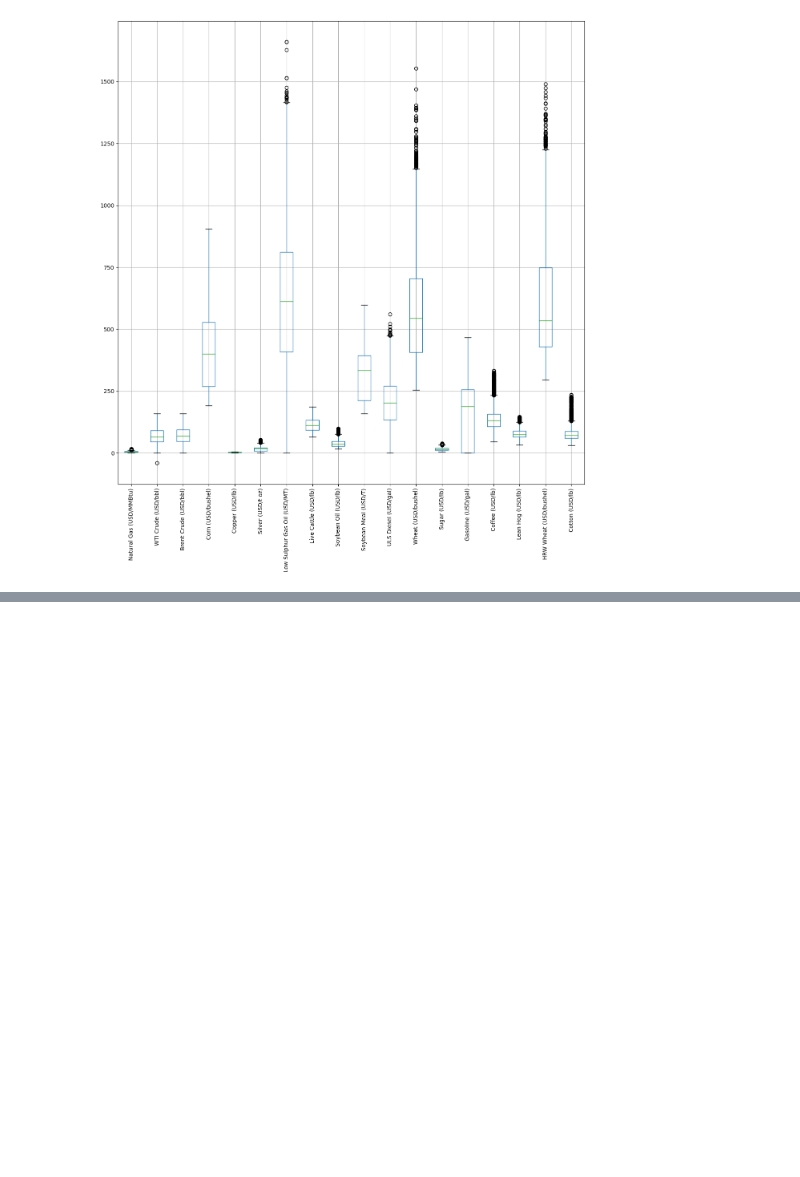
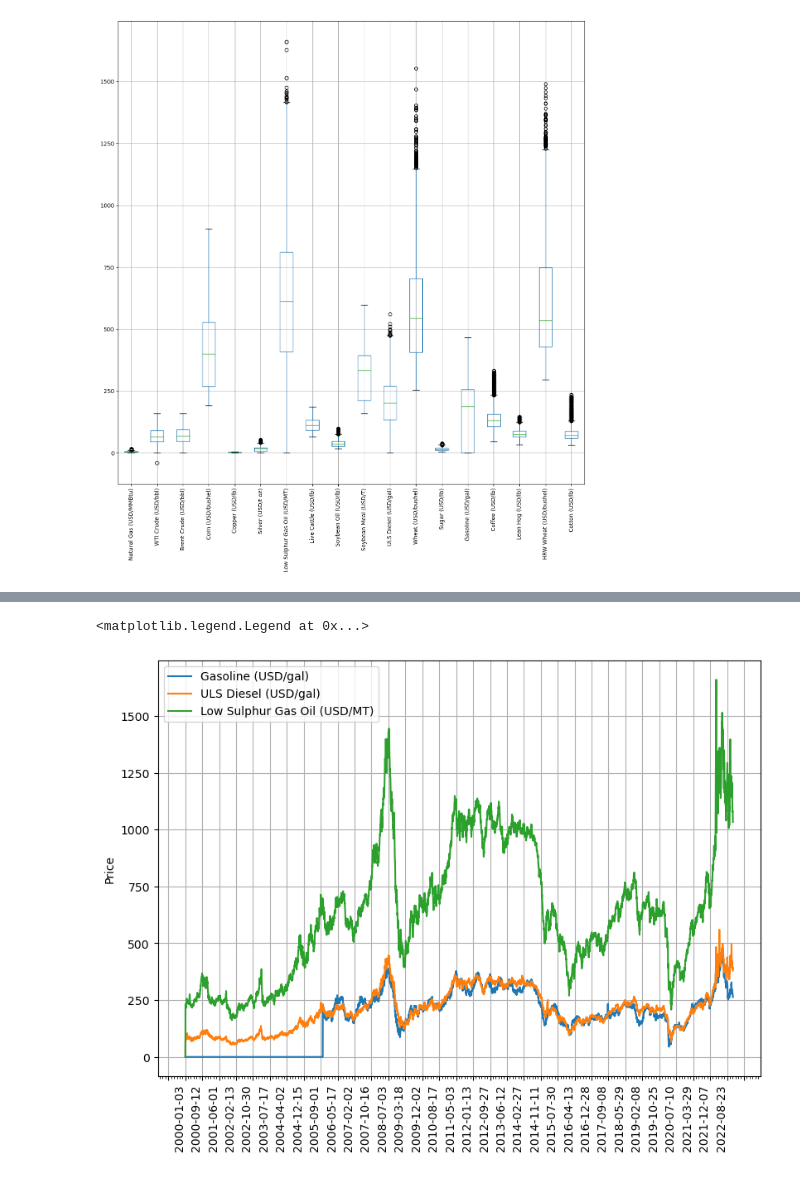
Before and after one commit to dylanmcgullam/Group-Project-1, a Jupyter notebook: commodities.ipynb, the cells around one changed output, grey strips where cells are left out. Drawn from its saved outputs; the diff is of its cells as text; code cells hidden in the pictures; blank space fills up the shorter version.

```diff
--- a/commodities.ipynb
+++ b/commodities.ipynb
@@ -118,0 +159,17 @@ usd_commodities.drop(["Nickel (USD/MT)","Gold (USD/t oz)","Soybeans (USD/bushel)
+# %%
+fig, axs = plt.subplots(figsize=(8,6), constrained_layout=True)
+ax = plt.gca()
+x = energy.index
+ax.plot(x, energy["Gasoline (USD/gal)"], label="Gasoline (USD/gal)")
+ax.plot(x, energy["ULS Diesel (USD/gal)"],label="ULS Diesel (USD/gal)")
+ax.plot(x, energy["Low Sulphur Gas Oil (USD/MT)"],label="Low Sulphur Gas Oil (USD/MT)")
+ax.xaxis.set_major_locator(mdates.MonthLocator(bymonth=(1,7)))
+ax.xaxis.set_minor_locator(mdates.MonthLocator())
+for label in ax.get_xticklabels(which='major'):
+    label.set(rotation=90, horizontalalignment='right')
+ax.grid(True)
+ax.set_ylabel('Price')
+plt.legend()
+# %% [output]
+<matplotlib.legend.Legend at 0x...>
+[figure, added]
```
Also changed, not shown: parts of 6 cells of this notebook.
